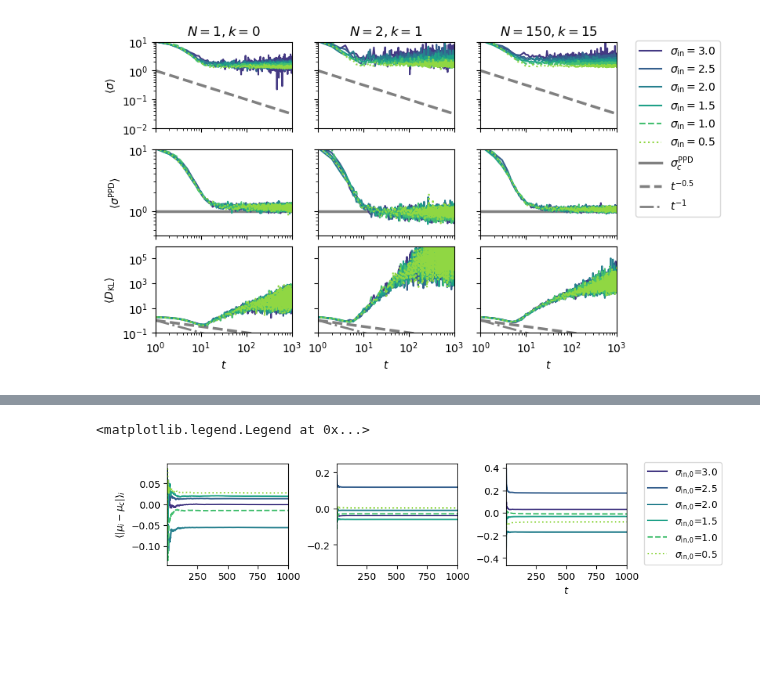
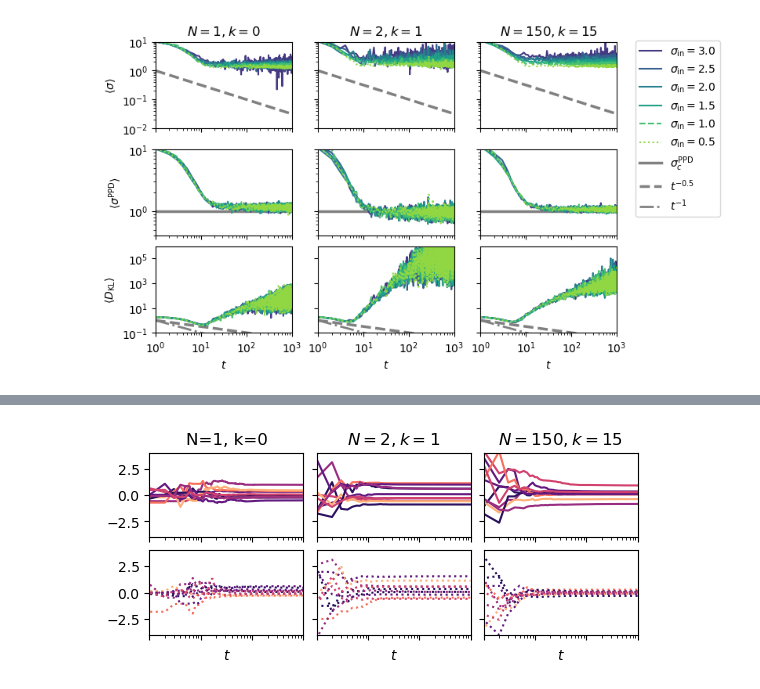
Before and after one commit to Priesemann-Group/neuro_op, a Jupyter notebook: notebooks/@MA5-ActInf.ipynb, the cells around one changed output, grey strips where cells are left out. Saved outputs shown, nothing was run; the diff lists cells and outputs as text; code cells hidden in the pictures; blank space fills up the shorter version.

```diff
--- a/notebooks/@MA5-ActInf.ipynb
+++ b/notebooks/@MA5-ActInf.ipynb
@@ -736,57 +716,56 @@ fig.legend(handles=lines, bbox_to_anchor=(1, 0.95), loc=2)
 # %%
-# <|mu_i-mu_c|>
 # Figure set-up
-x, y = (3, 1)
-c = 2
+x, y = (3, 2)
+c = 1.2
 fig, ax = plt.subplots(y, x, figsize=(1.5 * c * x, 1 * c * y))
-colors = nop.get_colorcycle(N_colors=len(sd_arr))
+colors = nop.get_colorcycle(N_colors=len(sd_arr), cmap="magma")
 
 # Params of interest
+N_arr = [1, 2, 150]
+nn_arr = [0, 1, 15]
 sd_arr = ds.sd_llf.values[::-1]
 time = ds.time.values
 t2_len = len(get_kld(2, 1, sd_llf_arr[-1], run=0))
 time = time[:t2_len]
 # Plot prep.
-for i in ax:
+for i in ax.reshape(-1):
     i.set_prop_cycle(color=colors)
     i.set_xlim((time[1], time[-1]))
-    # i.set_ylim(0, 2)
-    # i.set_xscale("log")
-    # i.set_yscale("log")
+    i.set_ylim(-4, 4)
+    i.set_xscale("log")
 
 # Plotting...
-for sd_llf in sd_arr:
+for i, sd_llf in enumerate([sd_arr[0], sd_arr[-1]]):
     # <|mu_i-mu_C|>
-    for i in [0, 1]:
-        ax[i].plot(
+    for j, N in enumerate(N_arr):
+        ax[i, j].plot(
             time,
             ds.mu.sel(
-                N=N_arr[i],
-                nn=nn_arr[i],
+                N=N,
+                nn=nn_arr[j],
                 sd_llf=sd_llf,
+                time=time,
                 run=0,
-                time=time,
-                node=np.arange(N_nodes),
-            ).mean(
-                dim="node",
+                node=np.arange(0, 150, 5)[:10],
             ),
             ls=get_ls(sd_llf),
             label="$\sigma_\\text{in,0}$=" + str(sd_llf),
         )
-    i = 2
-    ax[i].plot(
-        time,
-        ds.mu.sel(N=150, nn=15, sd_llf=sd_llf, time=time, node=np.arange(N_nodes)[:10])
-        .mean(dim="node")
-        .mean(dim="run"),
-        ls=get_ls(sd_llf),
-        label="$\sigma_\\text{in,0}$=" + str(sd_llf),
-    )
 
 # Title, label, ...
-ax[i].set_xlabel("$t$")
-ax[0].set_ylabel("\n$\langle |\mu_i-\mu_c|\\rangle_i$")
-ax[i].legend(bbox_to_anchor=(1.1, 1.06), loc=2)
+ax[0, 0].set_title("N=1, k=0")
+ax[0, 1].set_title("$N=2, k=1$")
+ax[0, 2].set_title("$N=150, k=15$")
+for j in np.arange(x):
+    ax[y - 1, j].set_xlabel("$t$")
+    ax[0, j].xaxis.set_tick_params(labelbottom=False)
+    ax[1, j].xaxis.set_tick_params(labelbottom=False)
+    if j != 0:
+        for i in range(y):
+            ax[i, j].yaxis.set_tick_params(labelleft=False)
+
+
+# ax[0].set_ylabel("\n$\langle |\mu_i-\mu_c|\\rangle_i$")
+# ax[i].legend(bbox_to_anchor=(1.1, 1.06), loc=2)
 # %% [output]
-<matplotlib.legend.Legend at 0x...>
-[figure, old version]
+[figure, new version]
```
Also changed, not shown: parts of 1 cell of this notebook, 1 other file.
